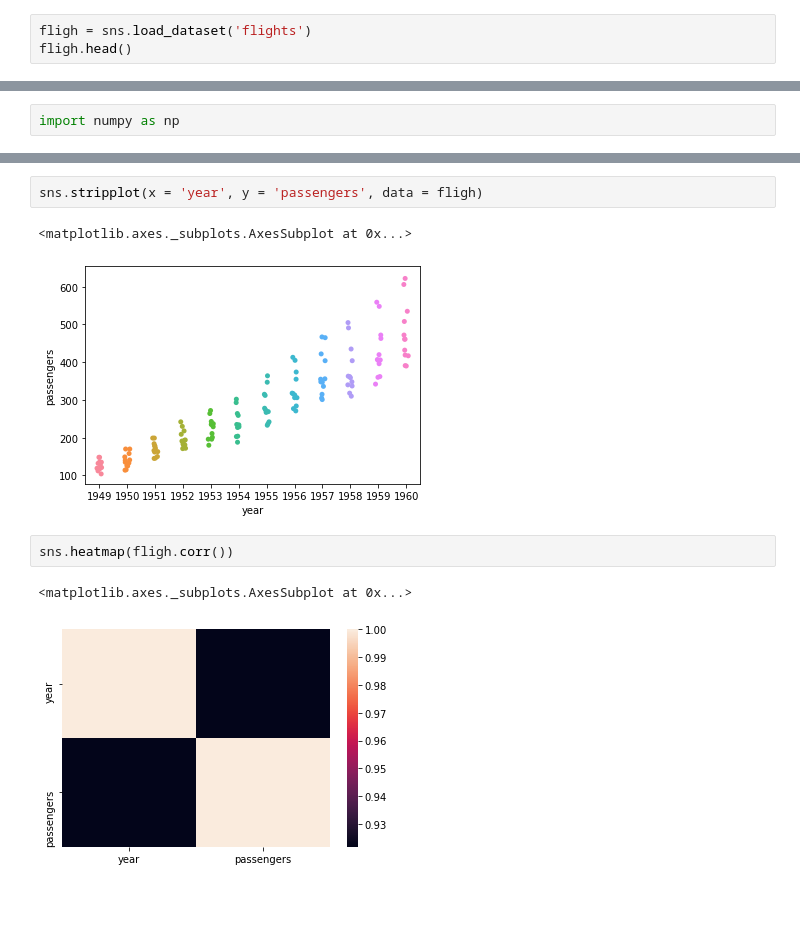
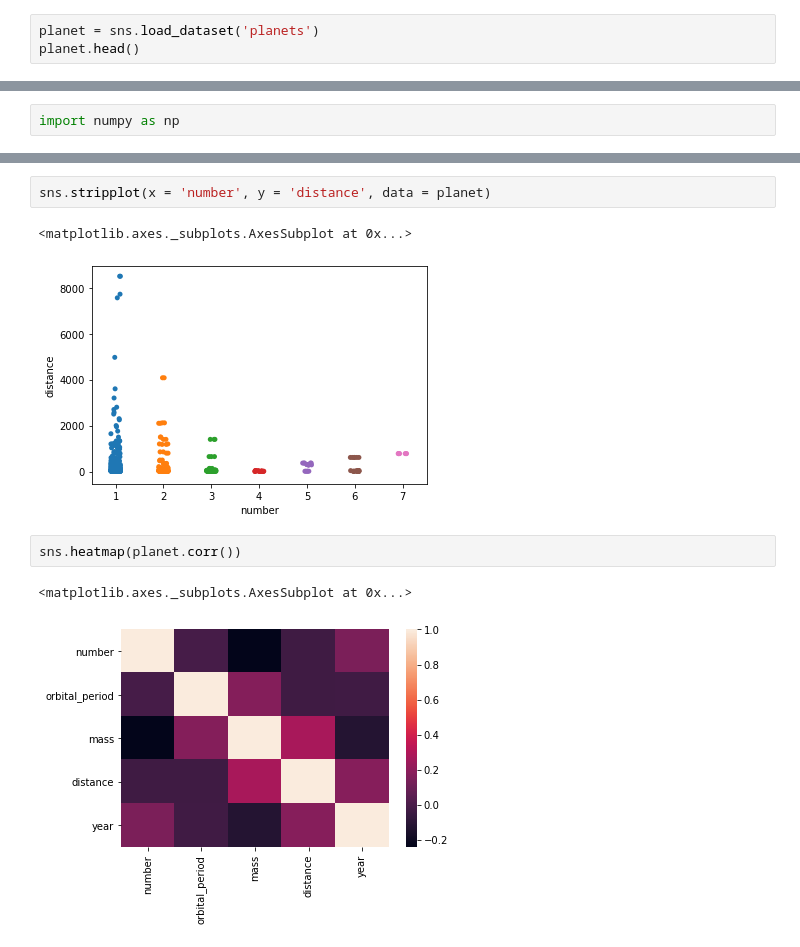
Before and after one commit to AntonKononov/BMD, a Jupyter notebook: Laba3/Laba3.ipynb, the cells around one changed output, grey strips where cells are left out. Cells and saved outputs as stored; diff of their text form; blank space fills up the shorter version.

```diff
--- a/Laba3/Laba3.ipynb
+++ b/Laba3/Laba3.ipynb
@@ -4,6 +4,6 @@
 import seaborn as sns
 %matplotlib inline
 # %%
-fligh = sns.load_dataset('flights')
-fligh.head()
+planet = sns.load_dataset('planets')
+planet.head()
 # %% [output]
@@ -53,11 +53,11 @@ sns.boxplot(x = 'year', y = 'month', data = fligh, palette = 'rainbow')
 # %%
-sns.stripplot(x = 'year', y = 'passengers', data = fligh)
+sns.stripplot(x = 'number', y = 'distance', data = planet)
 # %% [output]
 <matplotlib.axes._subplots.AxesSubplot at 0x...>
-[figure, old version]
+[figure, new version]
 # %%
-sns.heatmap(fligh.corr())
+sns.heatmap(planet.corr())
 # %% [output]
 <matplotlib.axes._subplots.AxesSubplot at 0x...>
-[figure, old version]
+[figure, new version]
 # %%
```
Also changed, not shown: parts of 10 cells of this notebook.
